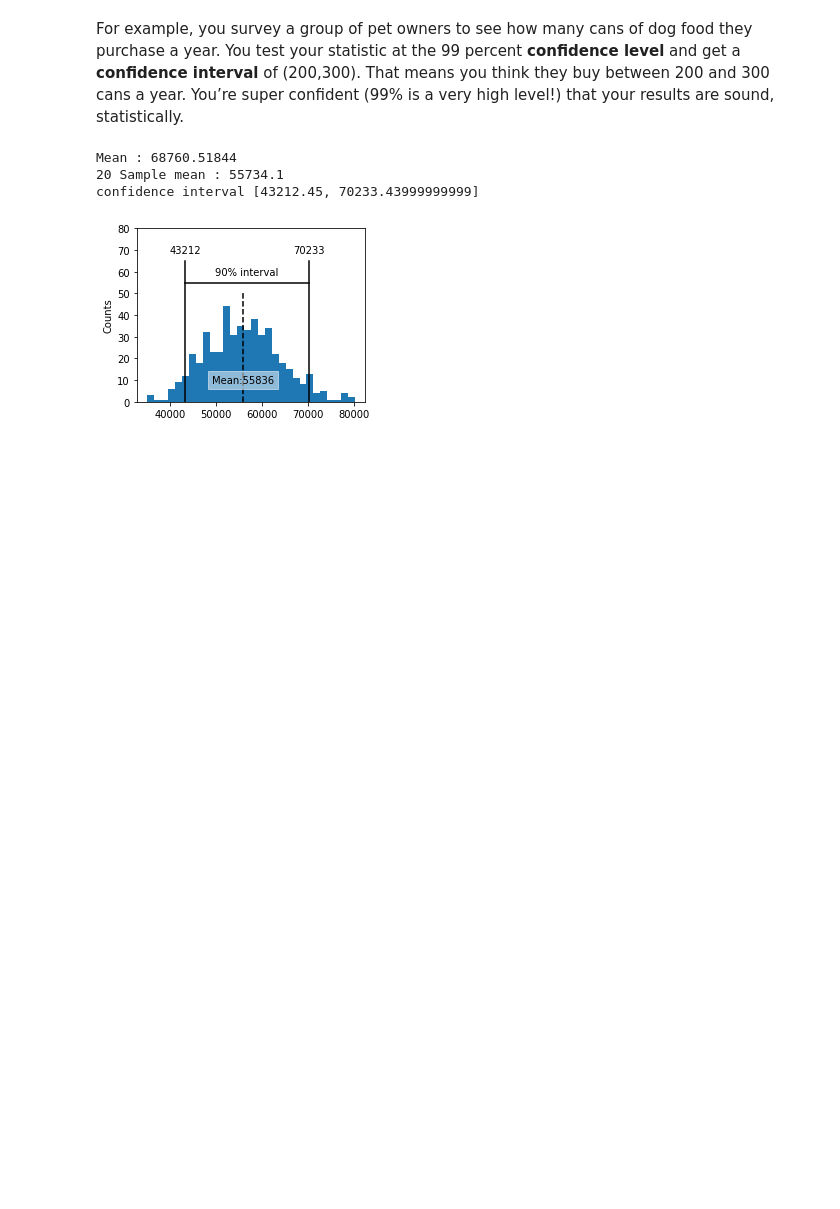
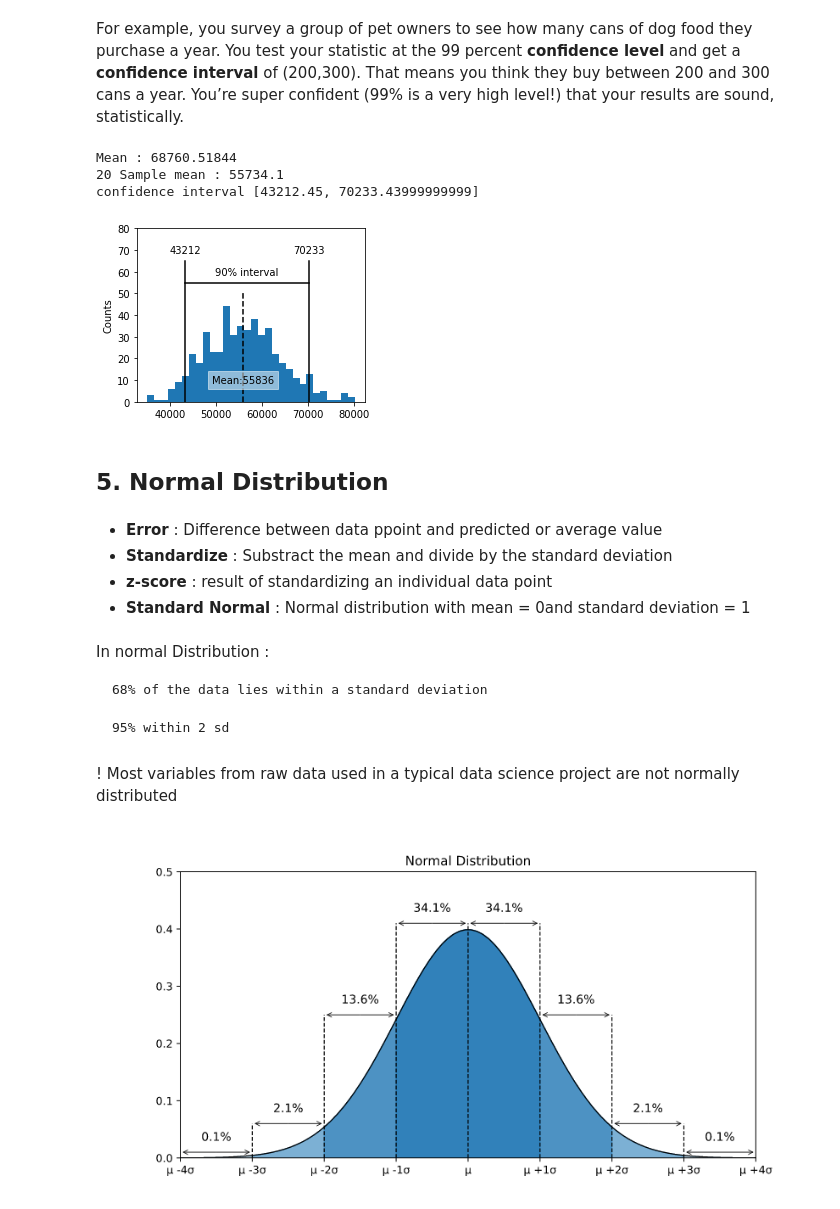
Before and after one commit to chikoungoun/Practical-Stats-for-DS, a Jupyter notebook: PS for DS - Chap 2.ipynb, the cells around one changed output. Saved outputs shown, nothing was run; the diff lists cells and outputs as text; code cells hidden in the pictures; blank space fills up the shorter version.

Commit message:
Normal Distribution

```diff
--- a/PS for DS - Chap 2.ipynb
+++ b/PS for DS - Chap 2.ipynb
@@ -262,3 +262,23 @@ Mean : 68760.51844
 20 Sample mean : 55734.1
 confidence interval [43212.45, 70233.43999999999]
 [figure]
+# %% [markdown]
+## 5. Normal Distribution
+# %% [markdown]
+* **Error** : Difference between data ppoint and predicted or average value
+* **Standardize** : Substract the mean and divide by the standard deviation
+* **z-score** : result of standardizing an individual data point
+* **Standard Normal** : Normal distribution with mean = 0and standard deviation = 1
+# %% [markdown]
+In normal Distribution :
+
+    68% of the data lies within a standard deviation
+
+    95% within 2 sd
+# %% [markdown]
+! Most variables from raw data used in a typical data science project are not normally distributed
+# %%
+from IPython.display import Image
+Image(filename='media//normal_distribution.png')
+# %% [output]
+[figure, added]
```
Also changed, not shown: parts of 7 cells of this notebook.
